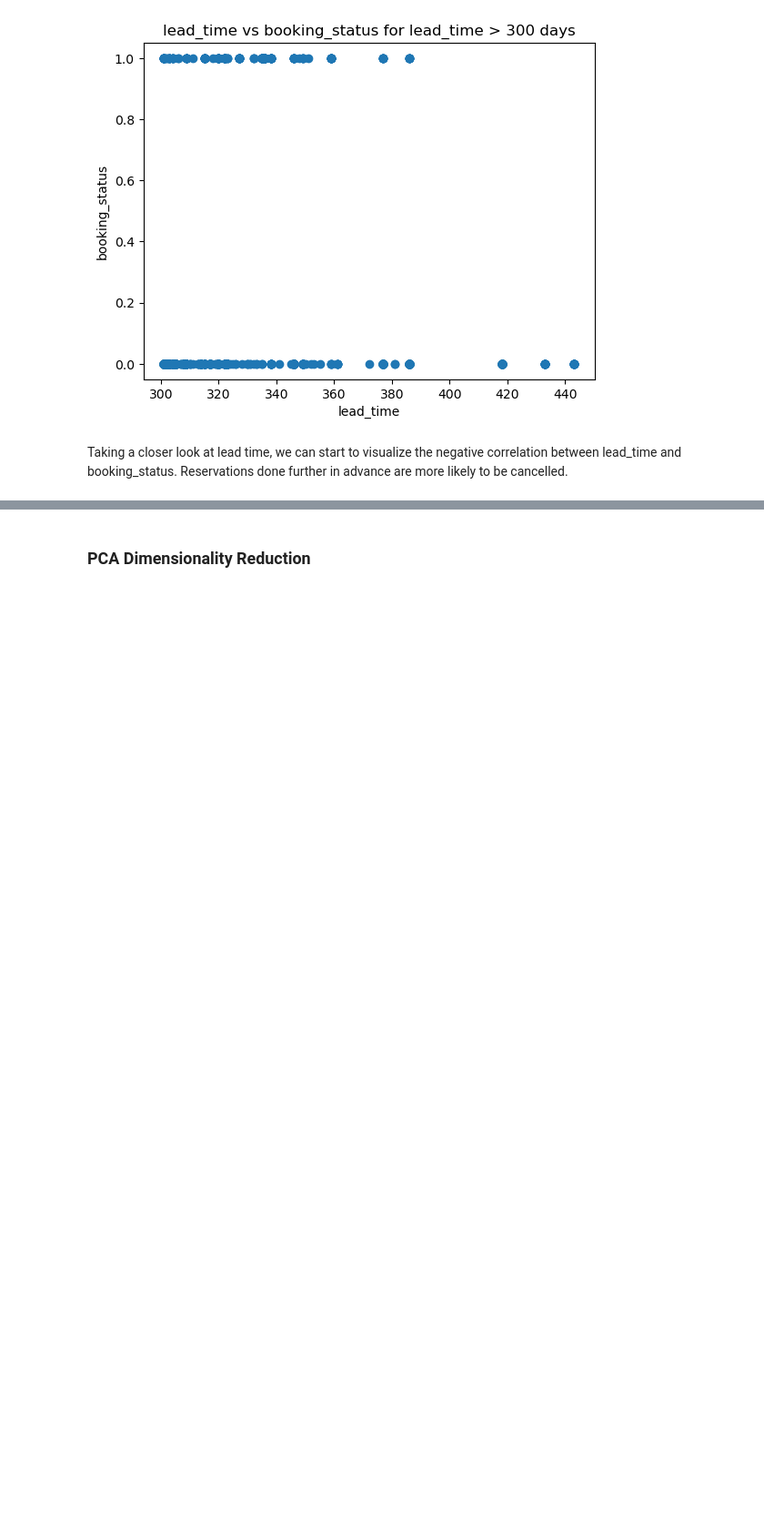
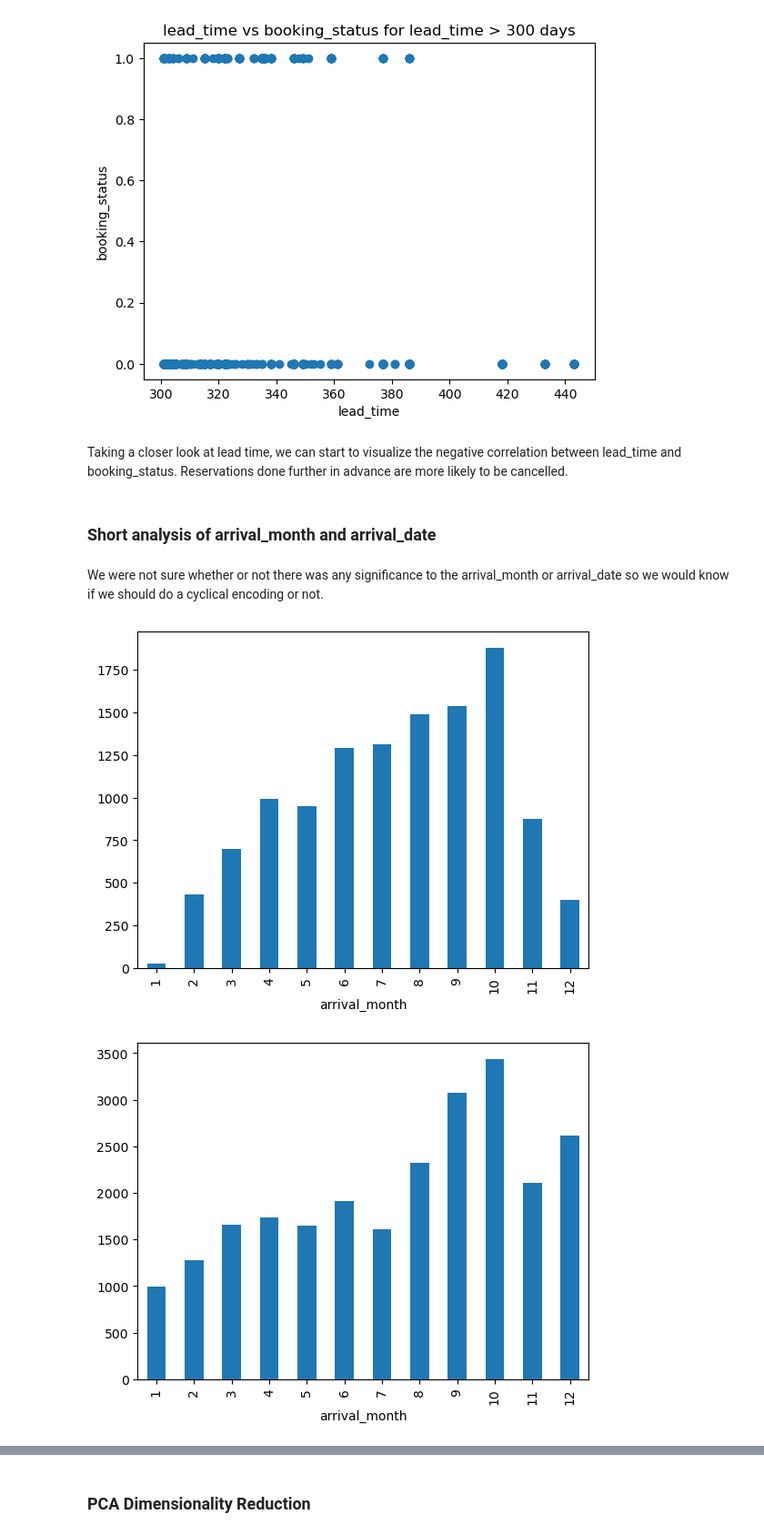
Before and after one commit to elise-hedlund/dis-ml-final-project, a Jupyter notebook: HotelReservations.ipynb, the cells around one changed output, grey strips where cells are left out. Shown at 91% size. Saved outputs shown, nothing was run; the diff lists cells and outputs as text; code cells hidden in the pictures; blank space fills up the shorter version.

Commit message:
Added arrival month analysis

```diff
--- a/HotelReservations.ipynb
+++ b/HotelReservations.ipynb
@@ -176,3 +176,22 @@ plt.show()
 [figure]
 # %% [markdown]
 Taking a closer look at lead time, we can start to visualize the negative correlation between lead_time and booking_status. Reservations done further in advance are more likely to be cancelled.
+# %% [markdown]
+### Short analysis of arrival_month and arrival_date
+# %% [markdown]
+We were not sure whether or not there was any significance to the arrival_month or arrival_date so we would know if we should do a cyclical encoding or not.
+# %%
+hotel_data_cancelled = hotel_data[hotel_data['booking_status'] == 0]
+hotel_data_not_cancelled = hotel_data[hotel_data['booking_status'] == 1]
+
+hotel_data_cancelled['arrival_month'].value_counts().sort_index().plot(kind='bar')
+plt.show()
+hotel_data_not_cancelled['arrival_month'].value_counts().sort_index().plot(kind='bar')
+plt.show()
+hotel_data_cancelled['arrival_date'].value_counts().sort_index().plot(kind='bar')
+plt.show()
+hotel_data_not_cancelled['arrival_date'].value_counts().sort_index().plot(kind='bar')
+plt.show()
+# %% [output]
+[figure, added]
+[figure, added]
```
Also changed, not shown: parts of 5 cells of this notebook.
